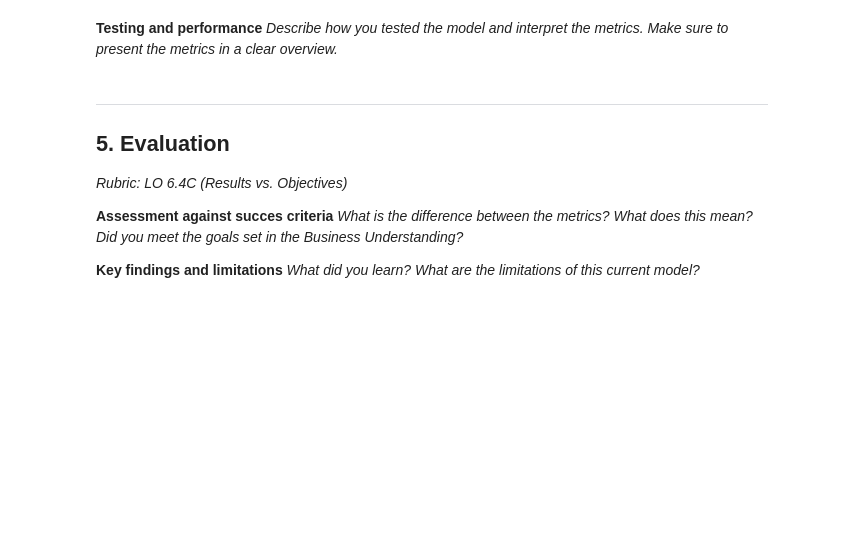
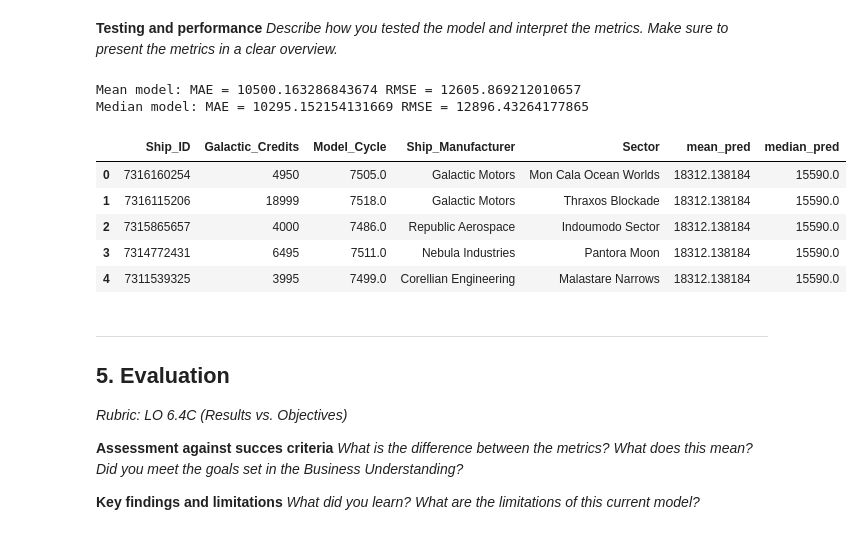
Before and after one commit to MiguelBrugge-HZ/DataScience-Portfolio, a Jupyter notebook: assignment_template_it1.ipynb, the cells around one changed output. Saved outputs shown, nothing was run; the diff lists cells and outputs as text; code cells hidden in the pictures; blank space fills up the shorter version.

```diff
--- a/assignment_template_it1.ipynb
+++ b/assignment_template_it1.ipynb
@@ -149,5 +165,14 @@ plt.boxplot(df['Galactic_Credits'].dropna())
 # %%
-# df.isnull().sum()
-# df.nunique()
-# df.duplicated().sum()
+Q1 = df['Galactic_Credits'].quantile(0.25)
+Q3 = df['Galactic_Credits'].quantile(0.75)
+IQR = Q3 - Q1
+
+lower_bound = Q1 - 1.5 * IQR
+upper_bound = Q3 + 1.5 * IQR
+
+outliers = df[(df['Galactic_Credits'] < lower_bound) |
+              (df['Galactic_Credits'] > upper_bound)]
+
+print(f"Upper bound for outliers: {upper_bound}")
+print(f"Total outliers detected: {len(outliers)}")
 # %% [output]
@@ -163,5 +224,8 @@ np.int64(500)
 # %%
 # CODE CELL: Data cleaning and preprocessing steps
+df['Galactic_Credits'].fillna(df['Galactic_Credits'].median())
+df.drop_duplicates()
+df_clean = df[df['Galactic_Credits'] <= upper_bound]
 # %% [markdown]
 **Adjusting dataset (optional)**
 *If you adjusted the dataset for modeling in additional ways, describe that here*
@@ -178,10 +255,43 @@ np.int64(500)
 # %%
 # CODE CELL: Model training and setup code
+from sklearn.metrics import mean_absolute_error, root_mean_squared_error
+
+mean_value = df_clean['Galactic_Credits'].mean()
+median_value = df_clean['Galactic_Credits'].median()
+
+df_clean['mean_pred'] = mean_value
+df_clean['median_pred'] = median_value
 # %% [markdown]
 **Testing and performance**
 *Describe how you tested the model and interpret the metrics. Make sure to present the metrics in a clear overview.*
 # %%
 # CODE CELL: Model evaluation code
+mean_value = df_clean['Galactic_Credits'].mean()
+median_value = df_clean['Galactic_Credits'].median()
+
+df_clean['mean_pred'] = mean_value
+df_clean['median_pred'] = median_value
+
+mae_mean = mean_absolute_error(df_clean['Galactic_Credits'], df_clean['mean_pred'])
+rmse_mean = root_mean_squared_error(df_clean['Galactic_Credits'], df_clean['mean_pred'])
+
+mae_median = mean_absolute_error(df_clean['Galactic_Credits'], df_clean['median_pred'])
+rmse_median = root_mean_squared_error(df_clean['Galactic_Credits'], df_clean['median_pred'])
+
+print("Mean model: MAE =", mae_mean, "RMSE =", rmse_mean)
+print("Median model: MAE =", mae_median, "RMSE =", rmse_median)
+# %% [output]
+Mean model: MAE = 10500.163286843674 RMSE = 12605.869212010657
+Median model: MAE = 10295.152154131669 RMSE = 12896.43264177865
+# %%
+df_clean.head()
+# %% [output]
+|  | Ship_ID | Galactic_Credits | Model_Cycle | Ship_Manufacturer | Sector | mean_pred | median_pred |
+| 0 | 7316160254 | 4950 | 7505.0 | Galactic Motors | Mon Cala Ocean Worlds | 18312.138184 | 15590.0 |
+| 1 | 7316115206 | 18999 | 7518.0 | Galactic Motors | Thraxos Blockade | 18312.138184 | 15590.0 |
+| 2 | 7315865657 | 4000 | 7486.0 | Republic Aerospace | Indoumodo Sector | 18312.138184 | 15590.0 |
+| 3 | 7314772431 | 6495 | 7511.0 | Nebula Industries | Pantora Moon | 18312.138184 | 15590.0 |
+| 4 | 7311539325 | 3995 | 7499.0 | Corellian Engineering | Malastare Narrows | 18312.138184 | 15590.0 |
 # %% [markdown]
 ---
 
```
Also changed, not shown: parts of 11 cells of this notebook.
